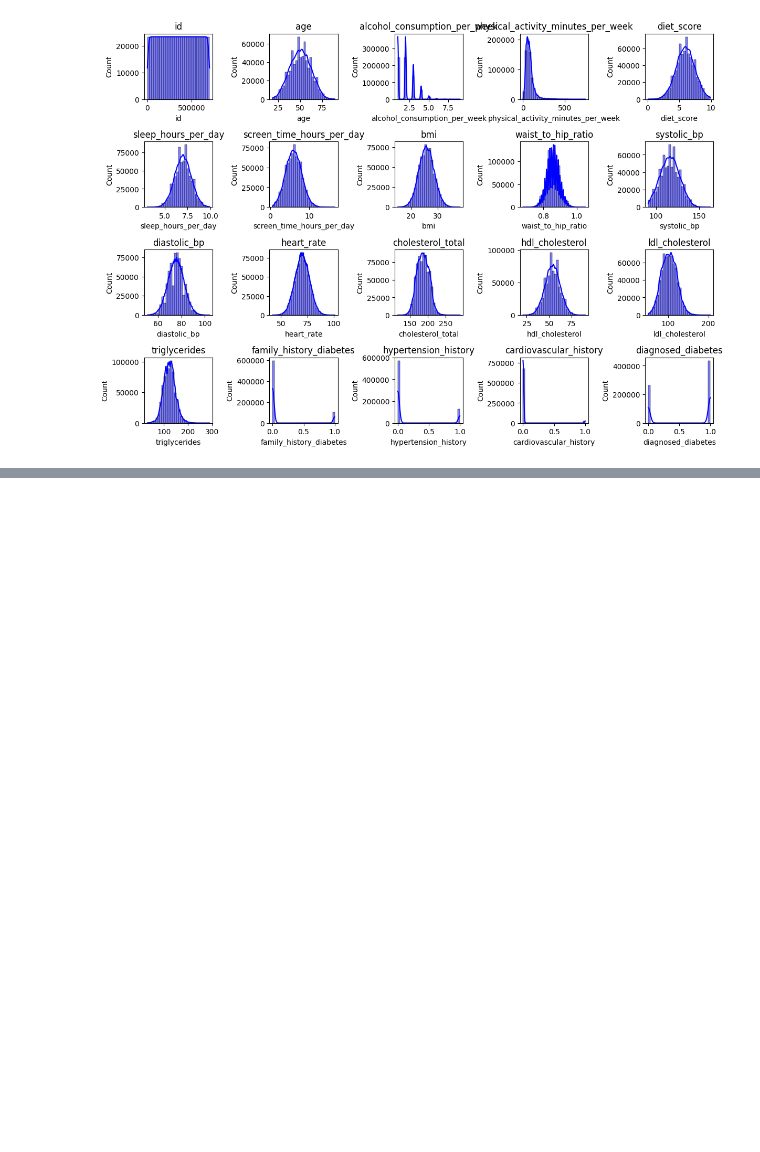
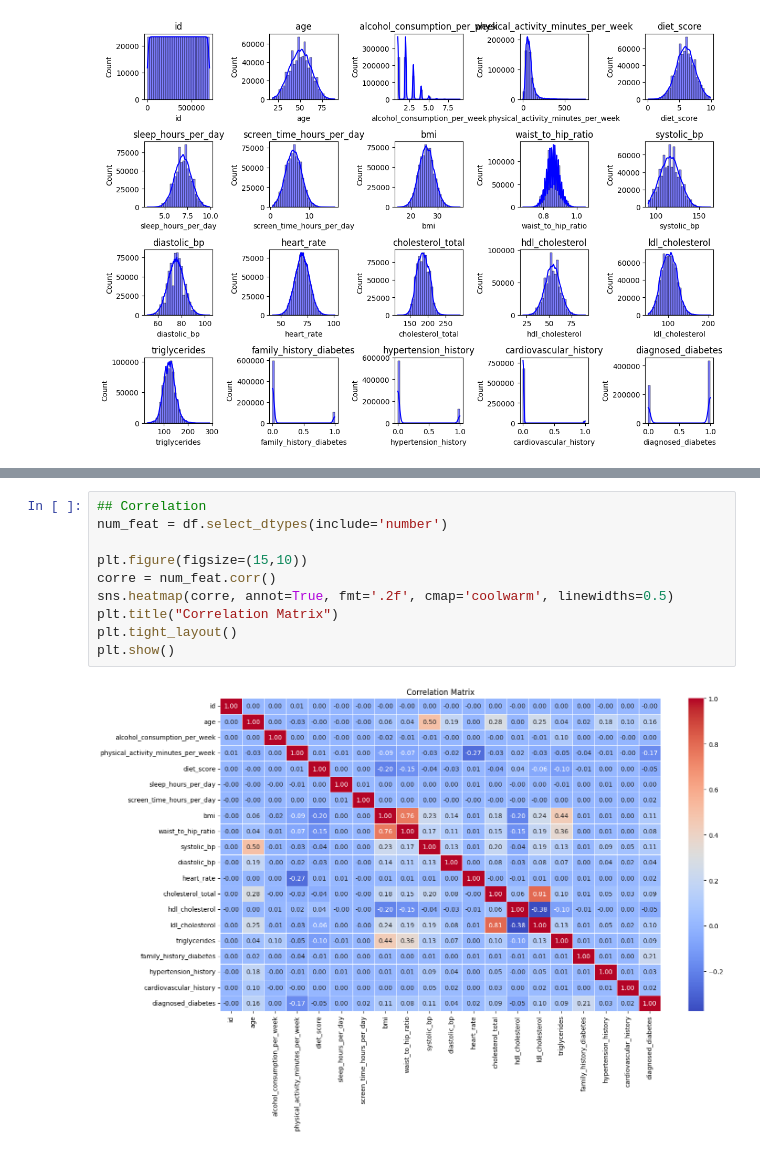
Before and after one commit to mayanggumelarr/Diabetes-Classification, a Jupyter notebook: diabetes-classification.ipynb, the cells around one changed output, grey strips where cells are left out. Drawn from its saved outputs; the diff is of its cells as text; blank space fills up the shorter version.

Commit message:
Update on EDA
Update EDA process (Distribution, Correlation, Outliers, Count Class)

```diff
--- a/diabetes-classification.ipynb
+++ b/diabetes-classification.ipynb
@@ -81,0 +91,12 @@ plt.show()
+# %%
+## Correlation
+num_feat = df.select_dtypes(include='number')
+
+plt.figure(figsize=(15,10))
+corre = num_feat.corr()
+sns.heatmap(corre, annot=True, fmt='.2f', cmap='coolwarm', linewidths=0.5)
+plt.title("Correlation Matrix")
+plt.tight_layout()
+plt.show()
+# %% [output]
+[figure, added]
```
Also changed, not shown: parts of 7 cells of this notebook.
